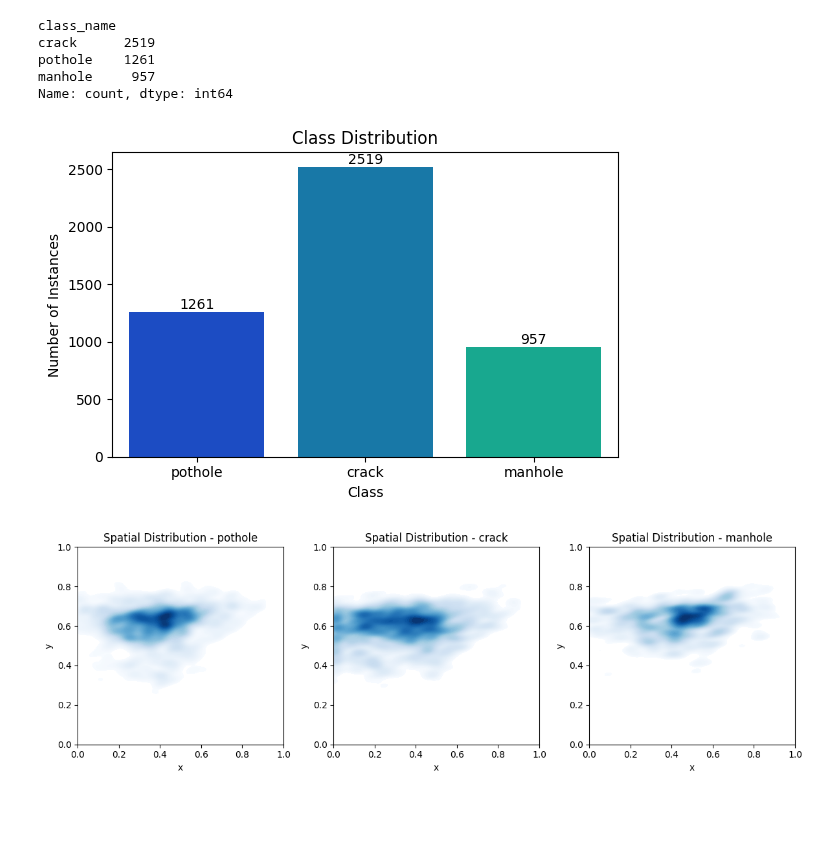
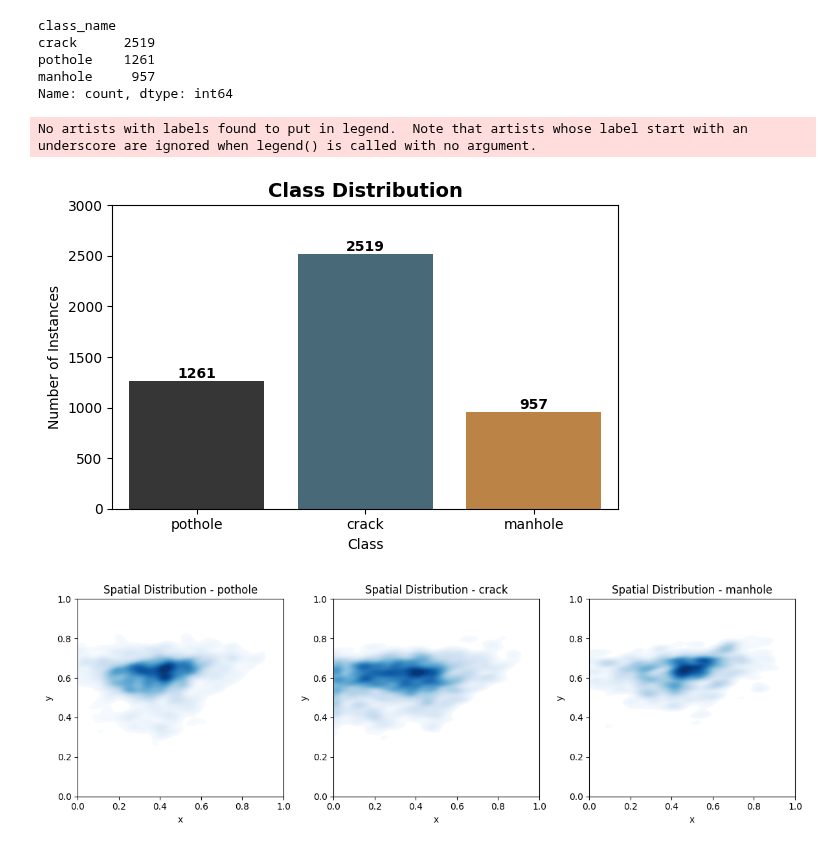
Before and after one commit to lorenzo-arcioni/Computer-Science-Sapienza, a Jupyter notebook: Computer Vision/project/dataset_eda.ipynb, the cells around one changed output. Saved outputs shown, nothing was run; the diff lists cells and outputs as text; code cells hidden in the pictures; blank space fills up the shorter version.

```diff
--- a/Computer Vision/project/dataset_eda.ipynb
+++ b/Computer Vision/project/dataset_eda.ipynb
@@ -10,6 +10,15 @@ from collections import Counter
 from tqdm.notebook import tqdm
 
 MAIN_DIR = "/home/lorenzo/Documenti/GitHub/Computer-Science-Sapienza/Computer Vision/project/datasets/dataset_scientific_reports/"
+
+COLORS = {
+    "gray": "#363636",
+    "blue": "#406c80",
+    "orange": "#cf8532",
+    "red": "#c94c4c",
+    "green": "#70BE6B",
+    "purple": "#786797"
+}
 
 # Cartelle
 image_dir = MAIN_DIR + "data/images"
@@ -83,22 +92,41 @@ manhole     957
 Name: count, dtype: int64
 # %%
 plt.figure(figsize=(6, 4))
-ax = sns.countplot(data=df, x="class_name", hue="class_name", palette="winter")
 
-# Aggiungi le etichette sopra ogni barra
+# Countplot con colori personalizzati
+ax = sns.countplot(
+    data=df,
+    x="class_name",
+    hue="class_name",
+    palette=COLORS.values(),
+    dodge=False
+)
+
+# Etichette sopra ogni barra
 for p in ax.patches:
     height = p.get_height()
-    ax.annotate(f'{int(height)}',
-                (p.get_x() + p.get_width() / 2., height),
-                ha='center', va='bottom')
+    ax.annotate(
+        f'{int(height)}',
+        (p.get_x() + p.get_width() / 2., height),
+        ha='center',
+        va='bottom',
+        fontsize=10,
+        fontweight='bold'
+    )
 
-plt.title("Class Distribution")
+plt.title("Class Distribution", fontsize=14, fontweight="bold")
 plt.xlabel("Class")
 plt.ylabel("Number of Instances")
+plt.ylim(0, 3000)
+plt.legend().remove()  # Rimuove legenda duplicata
 plt.tight_layout()
+
+# --- Salvataggio ---
+plt.savefig("classDistribution.png", dpi=300)
 plt.show()
 # %% [output]
+No artists with labels found to put in legend.  Note that artists whose label start with an underscore are ignored when legend() is called with no argument.
-[figure, old version]
+[figure, new version]
 # %%
 plt.figure(figsize=(12, 4))
 for i, cls in enumerate(df["class_name"].unique()):
```
Also changed, not shown: parts of 3 cells of this notebook, 57 other files.
